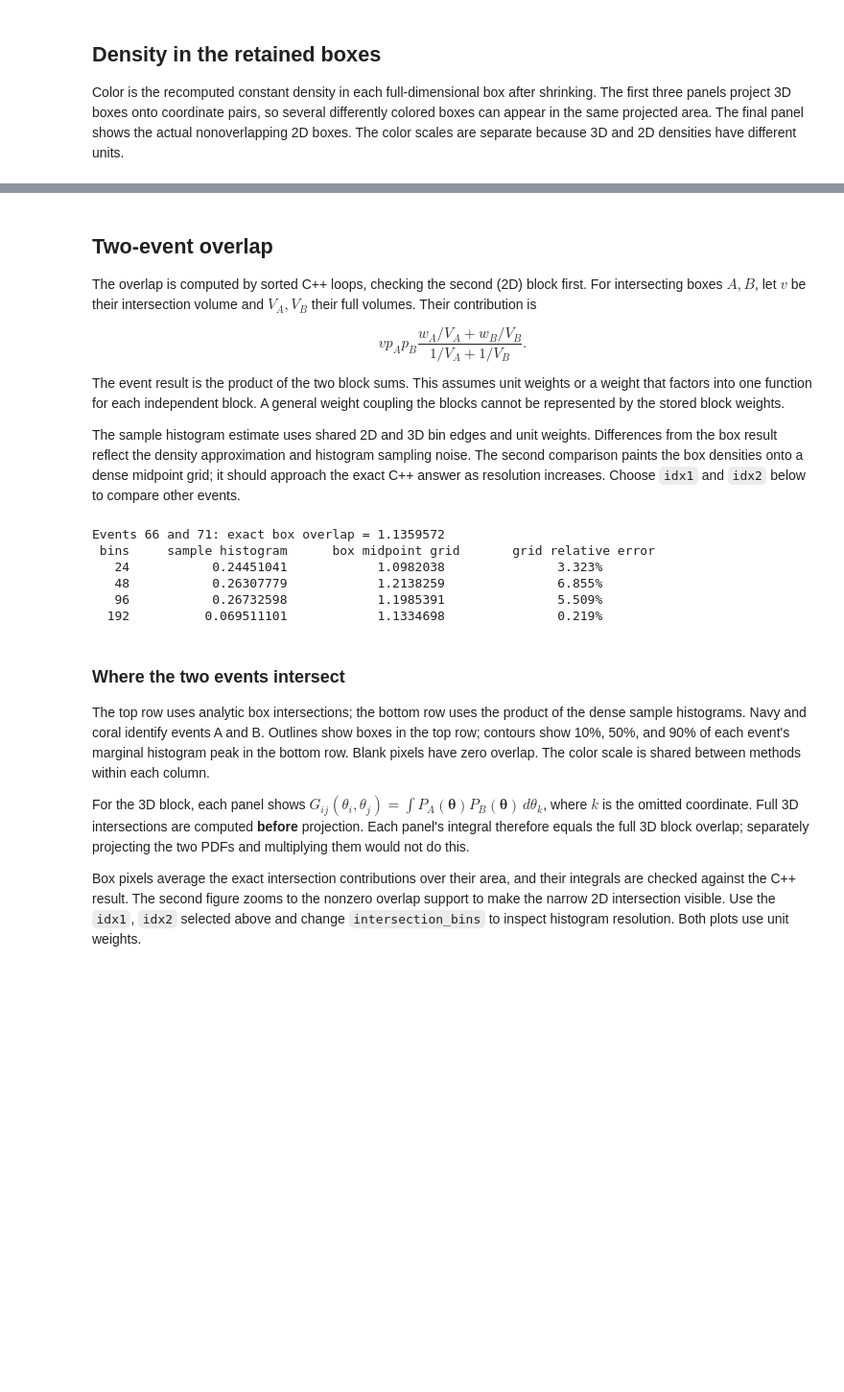
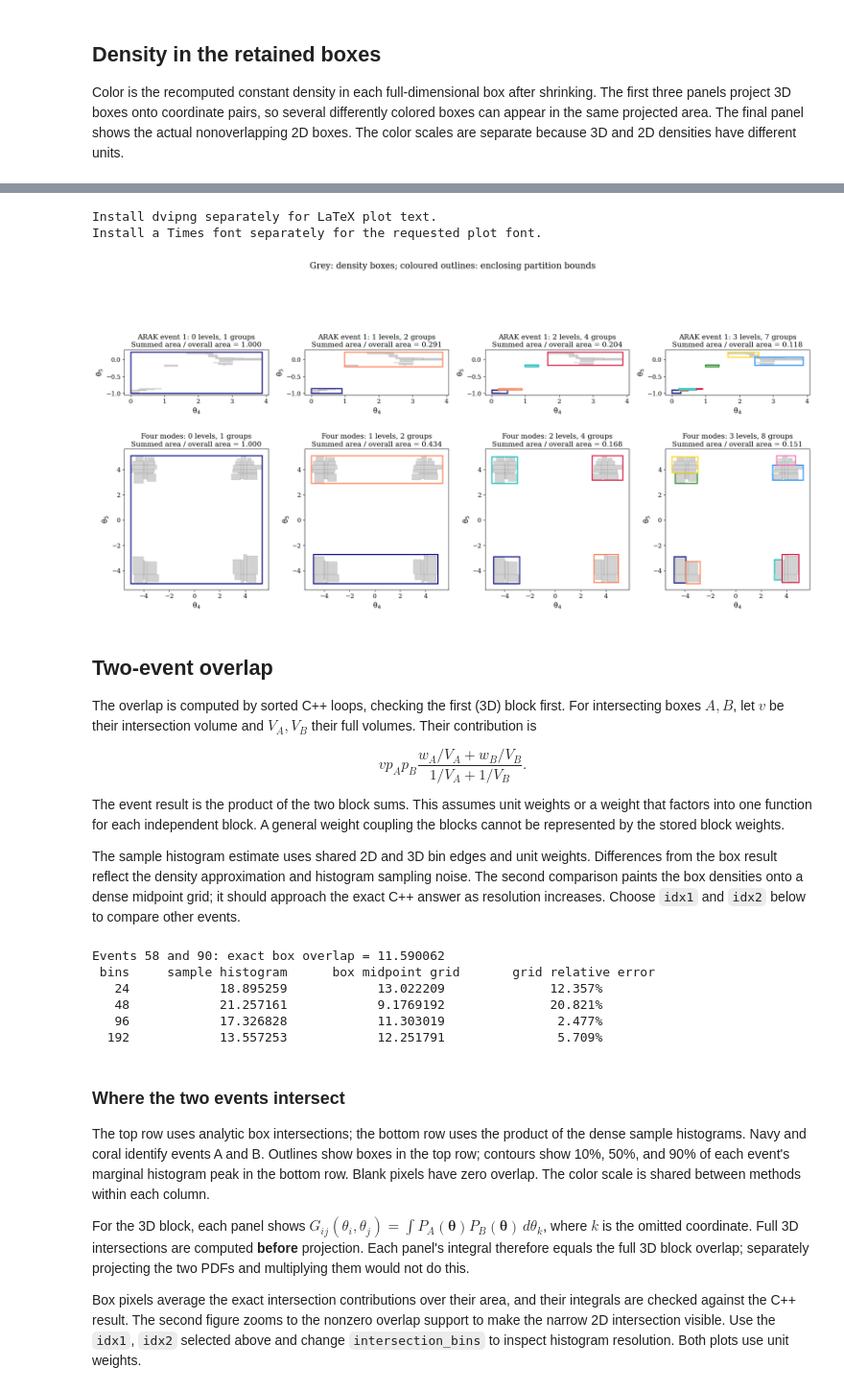
Before and after one commit to anbarsode/box_overlap, a Jupyter notebook: validation/playground.ipynb, the cells around one changed output, grey strips where cells are left out. Shown at 96% size. Drawn from its saved outputs; the diff is of its cells as text; code cells hidden in the pictures; blank space fills up the shorter version.

```diff
--- a/validation/playground.ipynb
+++ b/validation/playground.ipynb
@@ -190,7 +202,21 @@ plt.show()
+# %%
+rng_modes = np.random.default_rng(162)
+mode_centers = np.array([[-4., -4.], [-4., 4.], [4., -4.], [4., 4.]])
+mode_ids = rng_modes.integers(0, 4, size=10000)
+synthetic = np.column_stack((rng_modes.normal(size=(10000, 3)),
+                            mode_centers[mode_ids]+rng_modes.normal(scale=.3, size=(10000, 2))))
+mode_event = make_event_boxes(synthetic, rng=np.random.default_rng(172), ntrial=ntrial)
+fig = plot_partition_levels((event, mode_event), (f"ARAK event {idx}", "Four modes"),
+                            choice_folder / "partition_bounds.jpg")
+plt.show()
+# %% [output]
+Install dvipng separately for LaTeX plot text.
+Install a Times font separately for the requested plot font.
+[figure, added]
 # %% [markdown]
 ## Two-event overlap
 
-The overlap is computed by sorted C++ loops, checking the second (2D) block first.
+The overlap is computed by sorted C++ loops, checking the first (3D) block first.
 For intersecting boxes $A,B$, let $v$ be their intersection volume and $V_A,V_B$
 their full volumes. Their contribution is
 
@@ -210,7 +236,7 @@ sys.path.insert(0, str(project_root / "validation"))
 from bo import overlap_1v1, prepare_event
 from compare_overlap import compare_block
 
-idx1, idx2 = 66, 71
+idx1, idx2 = 58, 90  # Nonzero pair from the current comparison.
 samples_a = np.load(project_root / "validation" / "ARAK_samples" / f"event_{idx1}.npy", mmap_mode="r")
 samples_b = np.load(project_root / "validation" / "ARAK_samples" / f"event_{idx2}.npy", mmap_mode="r")
 event_a = make_event_boxes(samples_a, rng=np.random.default_rng(91 + idx1))
@@ -230,12 +256,12 @@ for bins in (24, 48, 96, 192):
     print(f"{bins:5d}     {sample_estimate:16.8g}     {grid_estimate:16.8g}"
           f"     {relative_error:16.3%}")
 # %% [output]
-Events 66 and 71: exact box overlap = 1.1359572
+Events 58 and 90: exact box overlap = 11.590062
  bins     sample histogram      box midpoint grid       grid relative error
-   24           0.24451041            1.0982038               3.323%
-   48           0.26307779            1.2138259               6.855%
-   96           0.26732598            1.1985391               5.509%
-  192          0.069511101            1.1334698               0.219%
+   24            18.895259            13.022209              12.357%
+   48            21.257161            9.1769192              20.821%
+   96            17.326828            11.303019               2.477%
+  192            13.557253            12.251791               5.709%
 # %% [markdown]
 ### Where the two events intersect
 
```
Also changed, not shown: parts of 19 cells of this notebook, 25 other files.
